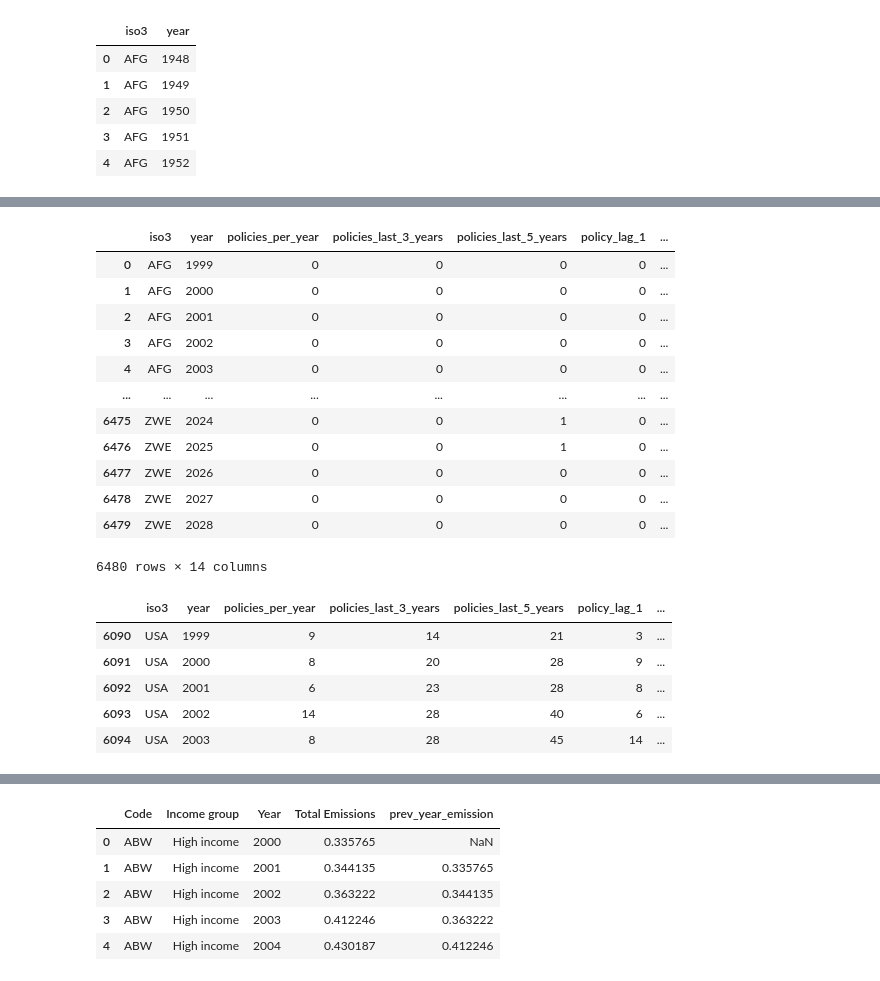
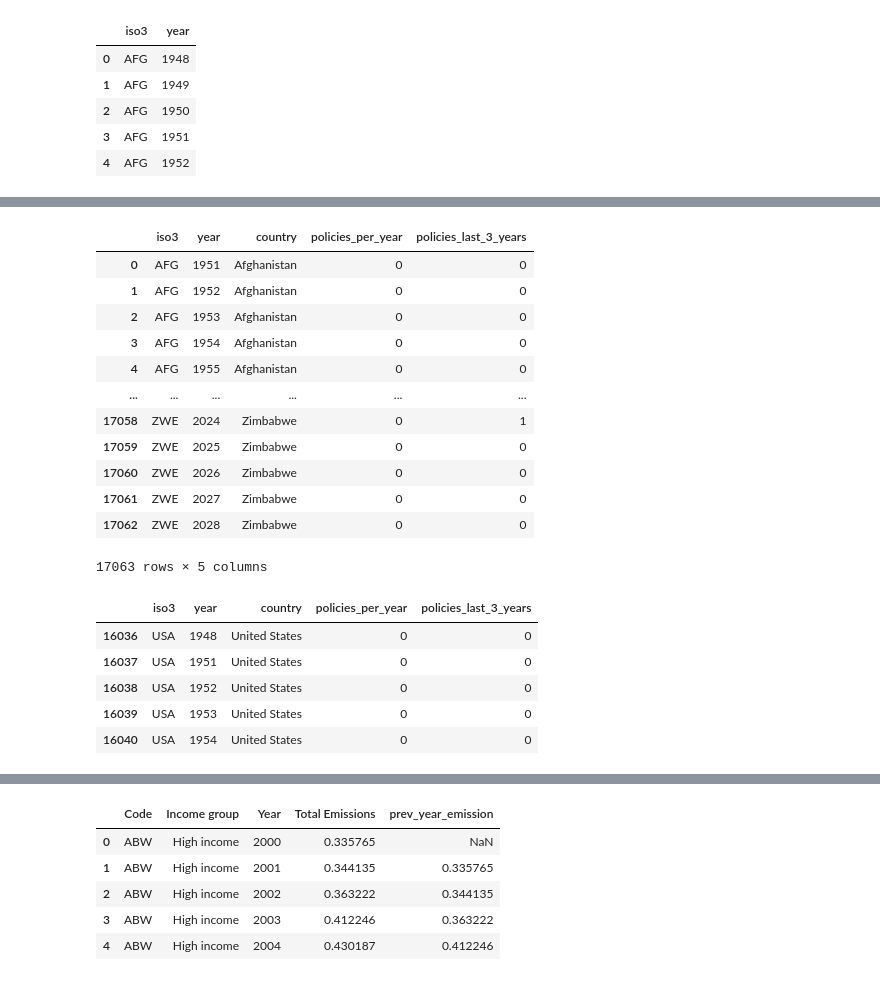
Before and after one commit to jroblar/ndc_evaluation, a Jupyter notebook: data_processing_scripts/policy_feature_engineering.ipynb, the cells around one changed output, grey strips where cells are left out. Drawn from its saved outputs; the diff is of its cells as text; code cells hidden in the pictures.

```diff
--- a/data_processing_scripts/policy_feature_engineering.ipynb
+++ b/data_processing_scripts/policy_feature_engineering.ipynb
@@ -78,8 +78,8 @@ def get_number_of_policies(df):
     """
     Function to get the number of policies per year, per country
     """
-    df = df.groupby(['year', 'iso3']).count().reset_index()
-    df = df[['year', 'iso3', 'policy_id']]
+    df = df.groupby(['year', 'iso3', 'country']).count().reset_index()
+    df = df[['year', 'iso3', 'country','policy_id']]
     df = df.rename(columns={'policy_id': 'policies_per_year'})
 
     return df
@@ -108,10 +108,12 @@ def get_number_of_policies_in_the_last_years(df, n):
     # using min_periods=n to ensure that if there are fewer than n years, the result is NaN.
     df_sorted[new_col_name] = (
         df_sorted.groupby('iso3')['policies_per_year']
-                 .rolling(window=n, min_periods=n)
-                 .sum()
-                 .reset_index(level=0, drop=True)
+                .rolling(window=n, min_periods=n)
+                .sum()
+                .shift(1)  # excludes current year
+                .reset_index(level=0, drop=True)
     )
+
 
     # Drop NaNs
     df_sorted = df_sorted.dropna(subset=[new_col_name])
@@ -279,0 +282,4 @@ df_policies_per_year
+# %%
+df_region_iso = df_policies_per_year[['iso3', 'country']].copy()
+df_region_iso = df_region_iso.drop_duplicates()
+df_region_iso.head()
@@ -299,12 +312,13 @@ df_combinations.head()
 | 3 | AFG | 1951 |
 | 4 | AFG | 1952 |
 # %%
-df_template = pd.merge(df_combinations, df_policies_per_year, on=['iso3', 'year'], how='left')
+df_template = pd.merge(df_combinations, df_region_iso, on=['iso3'], how='left')
+df_template = pd.merge(df_template, df_policies_per_year.drop(columns='country'), on=['iso3', 'year'], how='left')
 
 #NOTE: Assume that there were no policies in the years where the data is missing
 df_template = df_template.fillna(0)
 
-# Make policies per year int
+# # Make policies per year int
 df_template['policies_per_year'] = df_template['policies_per_year'].astype(int)
 df_template
 # %% [output]
@@ -324,39 +338,39 @@ df_template
 # %%
 policies_in_the_last_years = get_number_of_policies_in_the_last_years(df_template, 3)
-policies_in_the_last_years = get_number_of_policies_in_the_last_years(policies_in_the_last_years, 5)
+# policies_in_the_last_years = get_number_of_policies_in_the_last_years(policies_in_the_last_years, 5)
 
-policies_in_the_last_years = get_policy_lag(policies_in_the_last_years, 1)
-policies_in_the_last_years = get_policy_lag(policies_in_the_last_years, 2)
-policies_in_the_last_years = get_policy_lag(policies_in_the_last_years, 3)
-policies_in_the_last_years = get_policy_lag(policies_in_the_last_years, 4)
-policies_in_the_last_years = get_policy_lag(policies_in_the_last_years, 5)
-policies_in_the_last_years = get_policy_lag(policies_in_the_last_years, 6)
-policies_in_the_last_years = get_policy_lag(policies_in_the_last_years, 7)
-policies_in_the_last_years = get_policy_lag(policies_in_the_last_years, 8)
-policies_in_the_last_years = get_policy_lag(policies_in_the_last_years, 9)
+# policies_in_the_last_years = get_policy_lag(policies_in_the_last_years, 1)
+# policies_in_the_last_years = get_policy_lag(policies_in_the_last_years, 2)
+# policies_in_the_last_years = get_policy_lag(policies_in_the_last_years, 3)
+# policies_in_the_last_years = get_policy_lag(policies_in_the_last_years, 4)
+# policies_in_the_last_years = get_policy_lag(policies_in_the_last_years, 5)
+# policies_in_the_last_years = get_policy_lag(policies_in_the_last_years, 6)
+# policies_in_the_last_years = get_policy_lag(policies_in_the_last_years, 7)
+# policies_in_the_last_years = get_policy_lag(policies_in_the_last_years, 8)
+# policies_in_the_last_years = get_policy_lag(policies_in_the_last_years, 9)
 
 policies_in_the_last_years
 # %% [output]
-|  | iso3 | year | policies_per_year | policies_last_3_years | policies_last_5_years | policy_lag_1 | ... |
-| 0 | AFG | 1999 | 0 | 0 | 0 | 0 | ... |
-| 1 | AFG | 2000 | 0 | 0 | 0 | 0 | ... |
-| 2 | AFG | 2001 | 0 | 0 | 0 | 0 | ... |
-| 3 | AFG | 2002 | 0 | 0 | 0 | 0 | ... |
-| 4 | AFG | 2003 | 0 | 0 | 0 | 0 | ... |
-| ... | ... | ... | ... | ... | ... | ... | ... |
-| 6475 | ZWE | 2024 | 0 | 0 | 1 | 0 | ... |
-| 6476 | ZWE | 2025 | 0 | 0 | 1 | 0 | ... |
-| 6477 | ZWE | 2026 | 0 | 0 | 0 | 0 | ... |
-| 6478 | ZWE | 2027 | 0 | 0 | 0 | 0 | ... |
-| 6479 | ZWE | 2028 | 0 | 0 | 0 | 0 | ... |
+|  | iso3 | year | country | policies_per_year | policies_last_3_years |
+| 0 | AFG | 1951 | Afghanistan | 0 | 0 |
+| 1 | AFG | 1952 | Afghanistan | 0 | 0 |
+| 2 | AFG | 1953 | Afghanistan | 0 | 0 |
+| 3 | AFG | 1954 | Afghanistan | 0 | 0 |
+| 4 | AFG | 1955 | Afghanistan | 0 | 0 |
+| ... | ... | ... | ... | ... | ... |
+| 17058 | ZWE | 2024 | Zimbabwe | 0 | 1 |
+| 17059 | ZWE | 2025 | Zimbabwe | 0 | 0 |
+| 17060 | ZWE | 2026 | Zimbabwe | 0 | 0 |
+| 17061 | ZWE | 2027 | Zimbabwe | 0 | 0 |
+| 17062 | ZWE | 2028 | Zimbabwe | 0 | 0 |
-6480 rows × 14 columns
+17063 rows × 5 columns
 # %%
 policies_in_the_last_years[policies_in_the_last_years['iso3'] == 'USA'].head()
 # %% [output]
-|  | iso3 | year | policies_per_year | policies_last_3_years | policies_last_5_years | policy_lag_1 | ... |
-| 6090 | USA | 1999 | 9 | 14 | 21 | 3 | ... |
-| 6091 | USA | 2000 | 8 | 20 | 28 | 9 | ... |
-| 6092 | USA | 2001 | 6 | 23 | 28 | 8 | ... |
-| 6093 | USA | 2002 | 14 | 28 | 40 | 6 | ... |
-| 6094 | USA | 2003 | 8 | 28 | 45 | 14 | ... |
+|  | iso3 | year | country | policies_per_year | policies_last_3_years |
+| 16036 | USA | 1948 | United States | 0 | 0 |
+| 16037 | USA | 1951 | United States | 0 | 0 |
+| 16038 | USA | 1952 | United States | 0 | 0 |
+| 16039 | USA | 1953 | United States | 0 | 0 |
+| 16040 | USA | 1954 | United States | 0 | 0 |
 # %%
```
Also changed, not shown: parts of 9 cells of this notebook, 1 other file.
